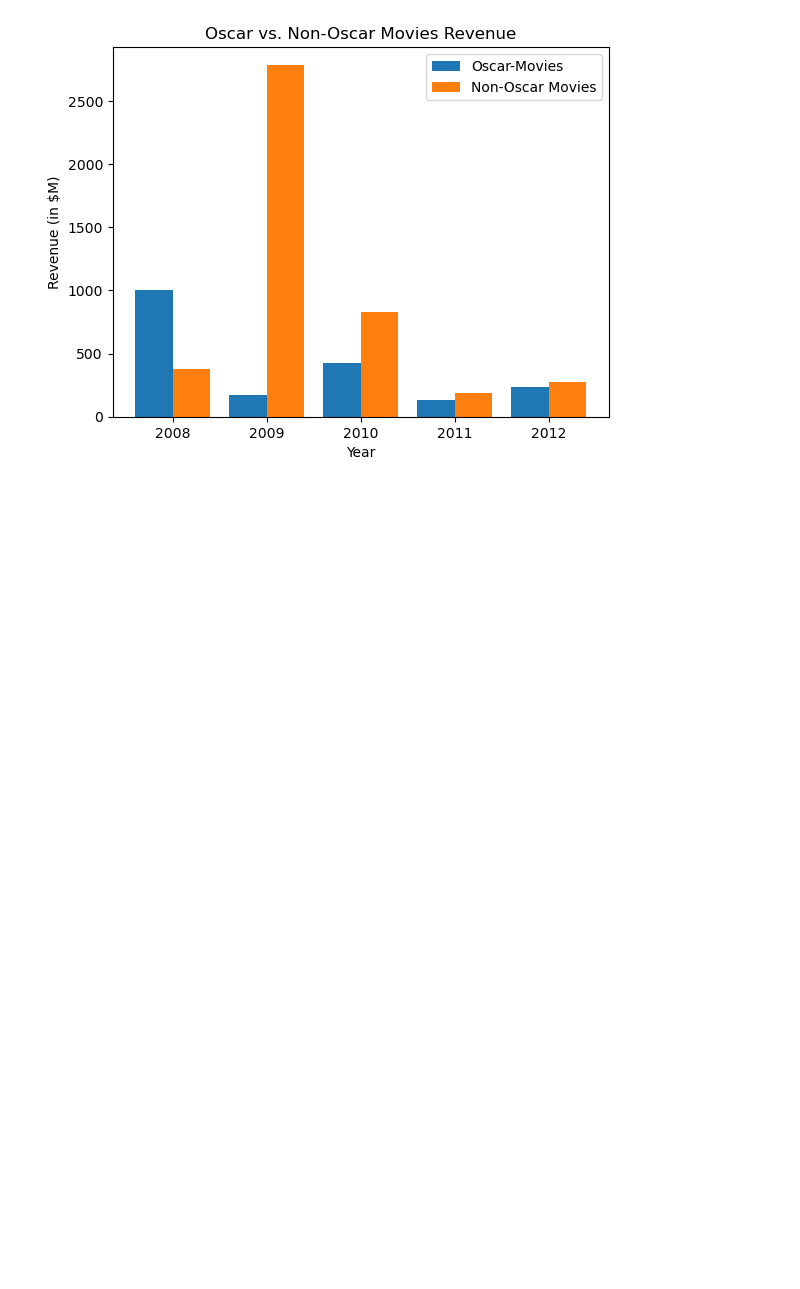
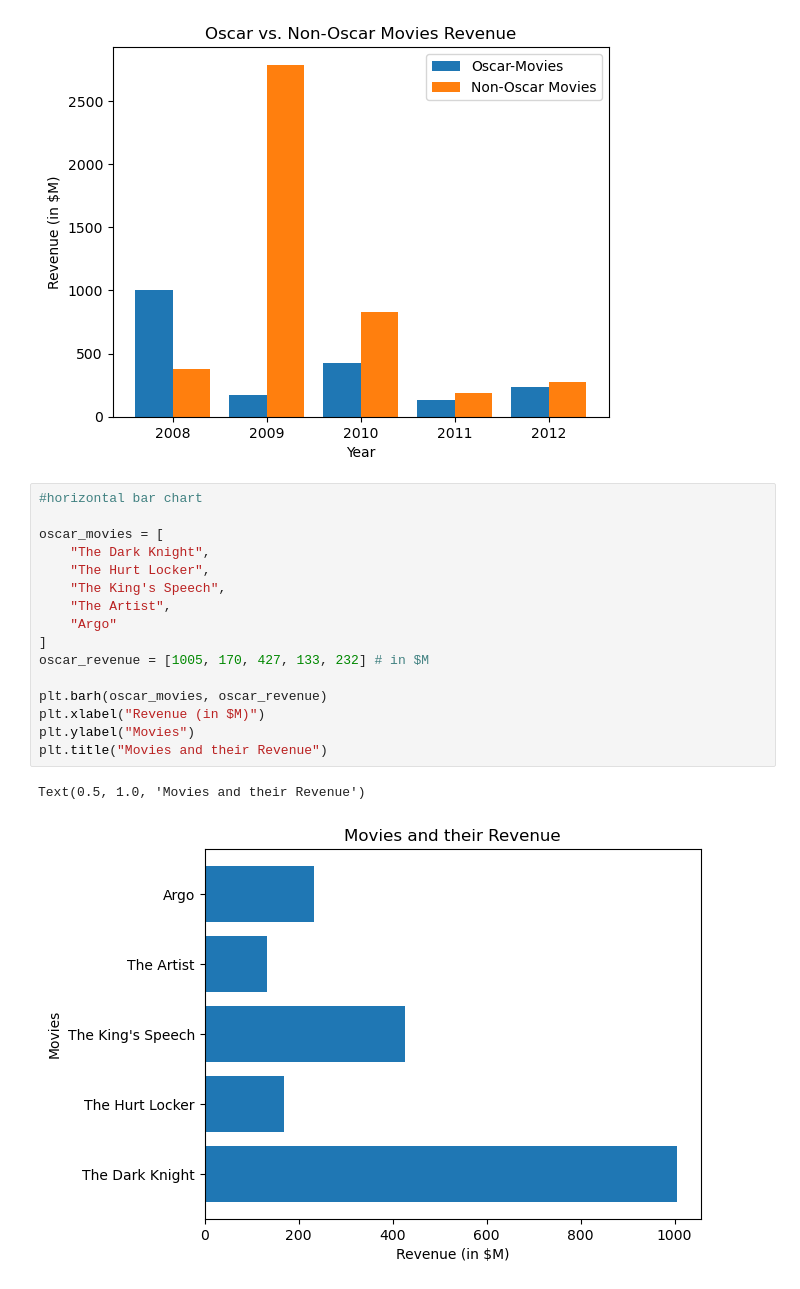
Before and after one commit to MohammedGousemohiyuddinYekkaluru/prime-ai-ml-learning-journey, a Jupyter notebook: Data Visualization/matplotlib.ipynb, the cells around one changed output. Saved outputs shown, nothing was run; the diff lists cells and outputs as text; blank space fills up the shorter version.

```diff
--- a/Data Visualization/matplotlib.ipynb
+++ b/Data Visualization/matplotlib.ipynb
@@ -155,3 +154,22 @@ plt.xticks(x, years)
   Text(3, 0, '2011'),
   Text(4, 0, '2012')])
 [figure]
+# %%
+#horizontal bar chart
+
+oscar_movies = [
+    "The Dark Knight",
+    "The Hurt Locker",
+    "The King's Speech",
+    "The Artist",
+    "Argo"
+]
+oscar_revenue = [1005, 170, 427, 133, 232] # in $M
+
+plt.barh(oscar_movies, oscar_revenue)
+plt.xlabel("Revenue (in $M)")
+plt.ylabel("Movies")
+plt.title("Movies and their Revenue")
+# %% [output]
+Text(0.5, 1.0, 'Movies and their Revenue')
+[figure, added]
```
Also changed, not shown: parts of 3 cells of this notebook.
